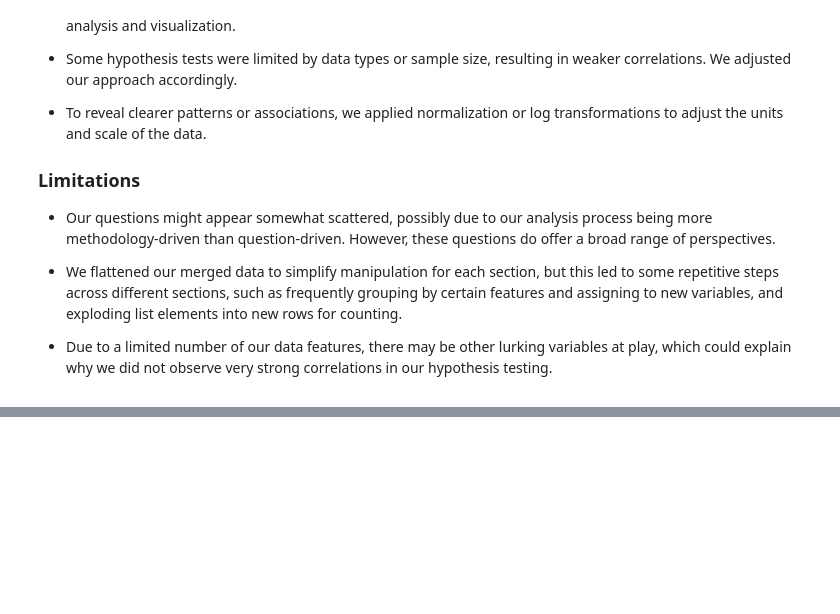
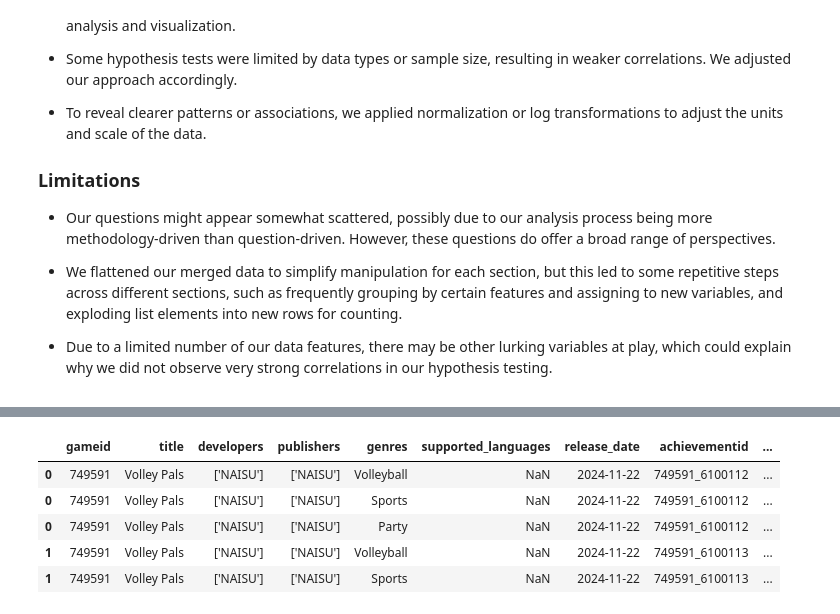
Before and after one commit to yfsongum/video_games_analysis_2025, a Jupyter notebook: SI_618_Project.ipynb, the cells around one changed output, grey strips where cells are left out. Saved outputs shown, nothing was run; the diff lists cells and outputs as text; code cells hidden in the pictures; blank space fills up the shorter version.

```diff
--- a/SI_618_Project.ipynb
+++ b/SI_618_Project.ipynb
@@ -2640,0 +2696,9 @@ The combined dataset enriches our analysis by providing a holistic view with gam
+# %%
+tidy_game_info.head()
+# %% [output]
+|  | gameid | title | developers | publishers | genres | supported_languages | release_date | achievementid | ... |
+| 0 | 749591 | Volley Pals | ['NAISU'] | ['NAISU'] | Volleyball | NaN | 2024-11-22 | 749591_6100112 | ... |
+| 0 | 749591 | Volley Pals | ['NAISU'] | ['NAISU'] | Sports | NaN | 2024-11-22 | 749591_6100112 | ... |
+| 0 | 749591 | Volley Pals | ['NAISU'] | ['NAISU'] | Party | NaN | 2024-11-22 | 749591_6100112 | ... |
+| 1 | 749591 | Volley Pals | ['NAISU'] | ['NAISU'] | Volleyball | NaN | 2024-11-22 | 749591_6100113 | ... |
+| 1 | 749591 | Volley Pals | ['NAISU'] | ['NAISU'] | Sports | NaN | 2024-11-22 | 749591_6100113 | ... |
```
Also changed, not shown: parts of 28 cells of this notebook.
